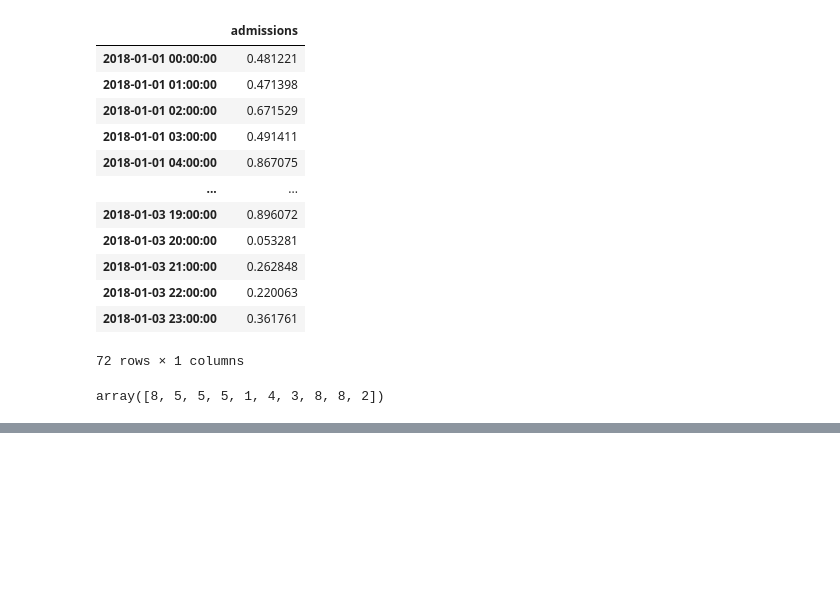
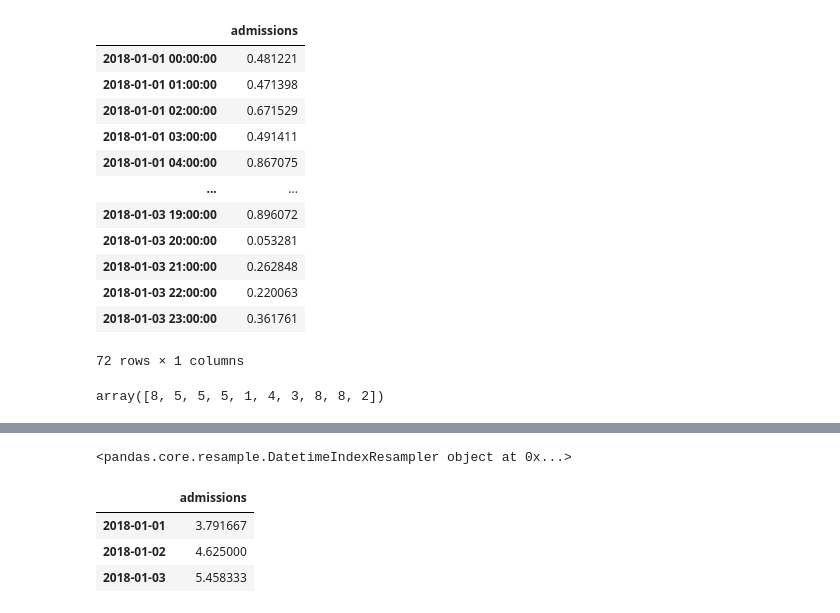
Before and after one commit to nurbujang/myworkw23, a Jupyter notebook: timeseries.ipynb, the cells around one changed output, grey strips where cells are left out. Saved outputs shown, nothing was run; the diff lists cells and outputs as text; code cells hidden in the pictures; blank space fills up the shorter version.

Commit message:
Aggregation

```diff
--- a/timeseries.ipynb
+++ b/timeseries.ipynb
@@ -374,0 +473,16 @@ ts # admissions will make more sense
+# %%
+# https://pandas.pydata.org/docs/user_guide/timeseries.html#time-span-representation
+
+# Aggregation - selective resampling
+
+ts.resample("D")
+# %% [output]
+<pandas.core.resample.DatetimeIndexResampler object at 0x...>
+# %%
+# look at the mean of the series itself
+ts.resample("D").mean()
+# %% [output]
+|  | admissions |
+| 2018-01-01 | 3.791667 |
+| 2018-01-02 | 4.625000 |
+| 2018-01-03 | 5.458333 |
```
Also changed, not shown: parts of 10 cells of this notebook.
